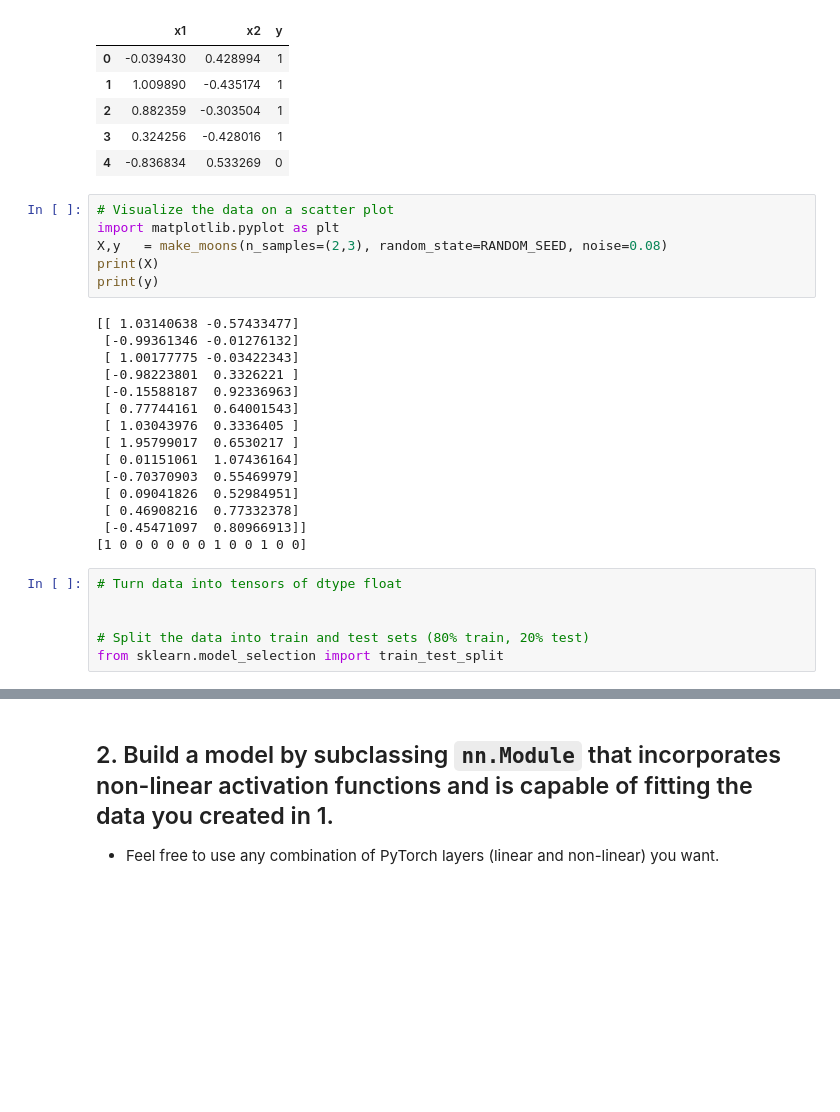
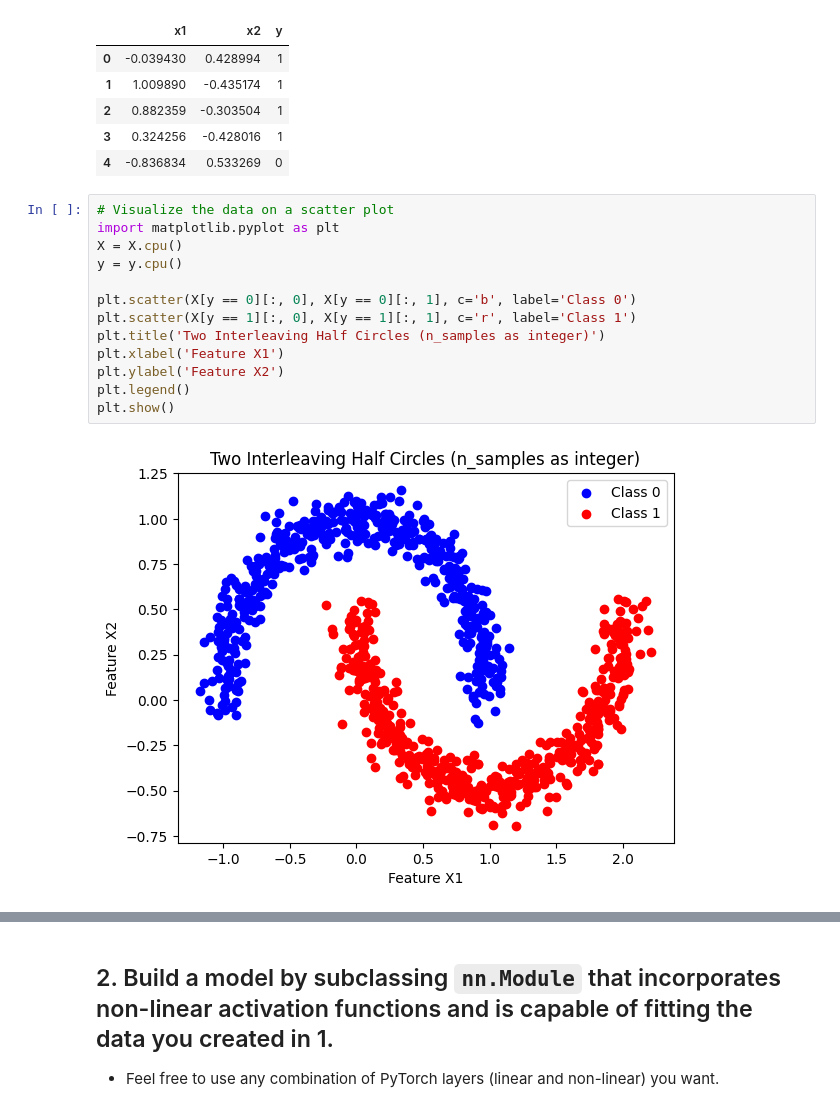
Before and after one commit to ZephryLiang/pytorch-deep-learning, a Jupyter notebook: extras/exercises/02_pytorch_classification_exercises.ipynb, the cells around one changed output, grey strips where cells are left out. Saved outputs shown, nothing was run; the diff lists cells and outputs as text; blank space fills up the shorter version.

```diff
--- a/extras/exercises/02_pytorch_classification_exercises.ipynb
+++ b/extras/exercises/02_pytorch_classification_exercises.ipynb
@@ -70,30 +70,18 @@ x.dimension:2
 | 2 | 0.882359 | -0.303504 | 1 |
 | 3 | 0.324256 | -0.428016 | 1 |
 | 4 | -0.836834 | 0.533269 | 0 |
-# %%
-# Visualize the data on a scatter plot
-import matplotlib.pyplot as plt
-X,y   = make_moons(n_samples=(2,3), random_state=RANDOM_SEED, noise=0.08)
-print(X)
-print(y)
-# %% [output]
-[[ 1.03140638 -0.57433477]
- [-0.99361346 -0.01276132]
- [ 1.00177775 -0.03422343]
- [-0.98223801  0.3326221 ]
- [-0.15588187  0.92336963]
- [ 0.77744161  0.64001543]
- [ 1.03043976  0.3336405 ]
- [ 1.95799017  0.6530217 ]
- [ 0.01151061  1.07436164]
- [-0.70370903  0.55469979]
- [ 0.09041826  0.52984951]
- [ 0.46908216  0.77332378]
- [-0.45471097  0.80966913]]
-[1 0 0 0 0 0 0 1 0 0 1 0 0]
-# %%
-# Turn data into tensors of dtype float
-
-
-# Split the data into train and test sets (80% train, 20% test)
-from sklearn.model_selection import train_test_split
+# %%
+# Visualize the data on a scatter plot
+import matplotlib.pyplot as plt
+X = X.cpu()
+y = y.cpu()
+
+plt.scatter(X[y == 0][:, 0], X[y == 0][:, 1], c='b', label='Class 0')
+plt.scatter(X[y == 1][:, 0], X[y == 1][:, 1], c='r', label='Class 1')
+plt.title('Two Interleaving Half Circles (n_samples as integer)')
+plt.xlabel('Feature X1')
+plt.ylabel('Feature X2')
+plt.legend()
+plt.show()
+# %% [output]
+[figure, added]
```
Also changed, not shown: parts of 7 cells of this notebook.
